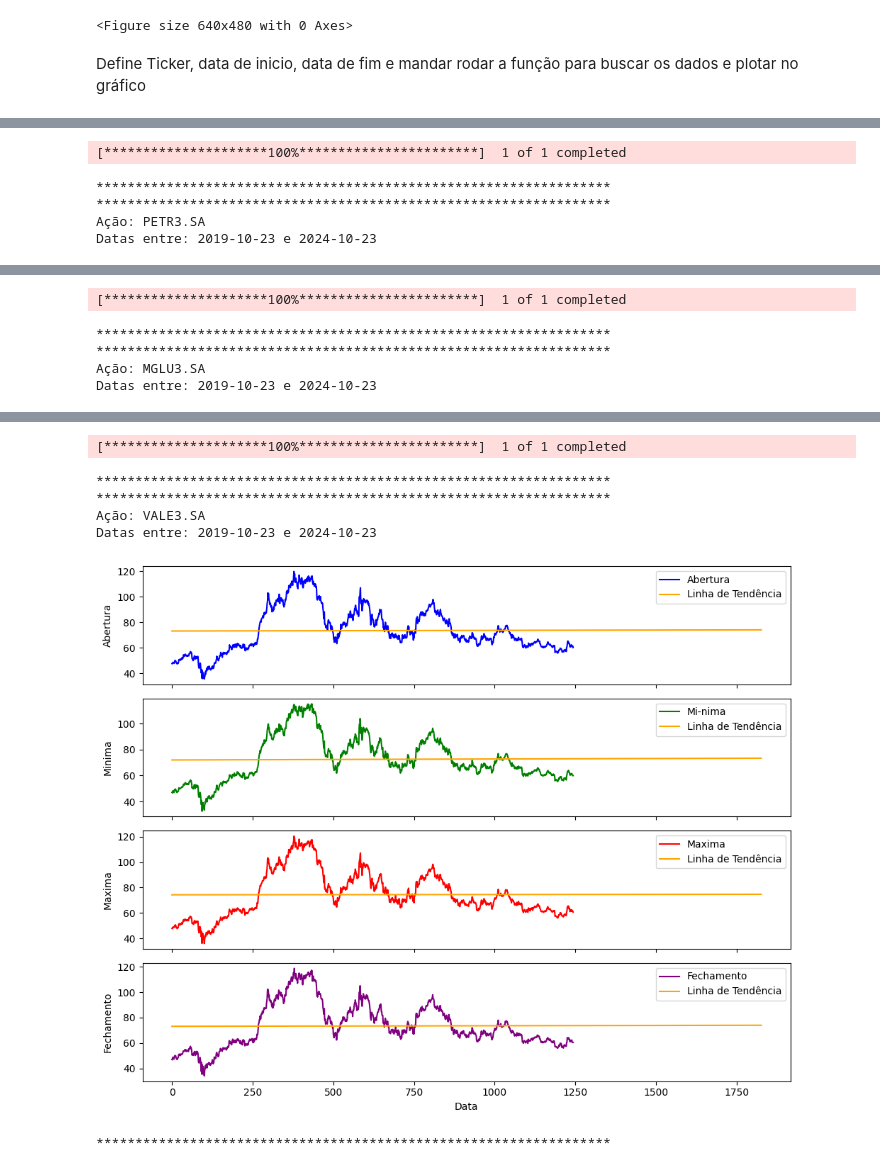
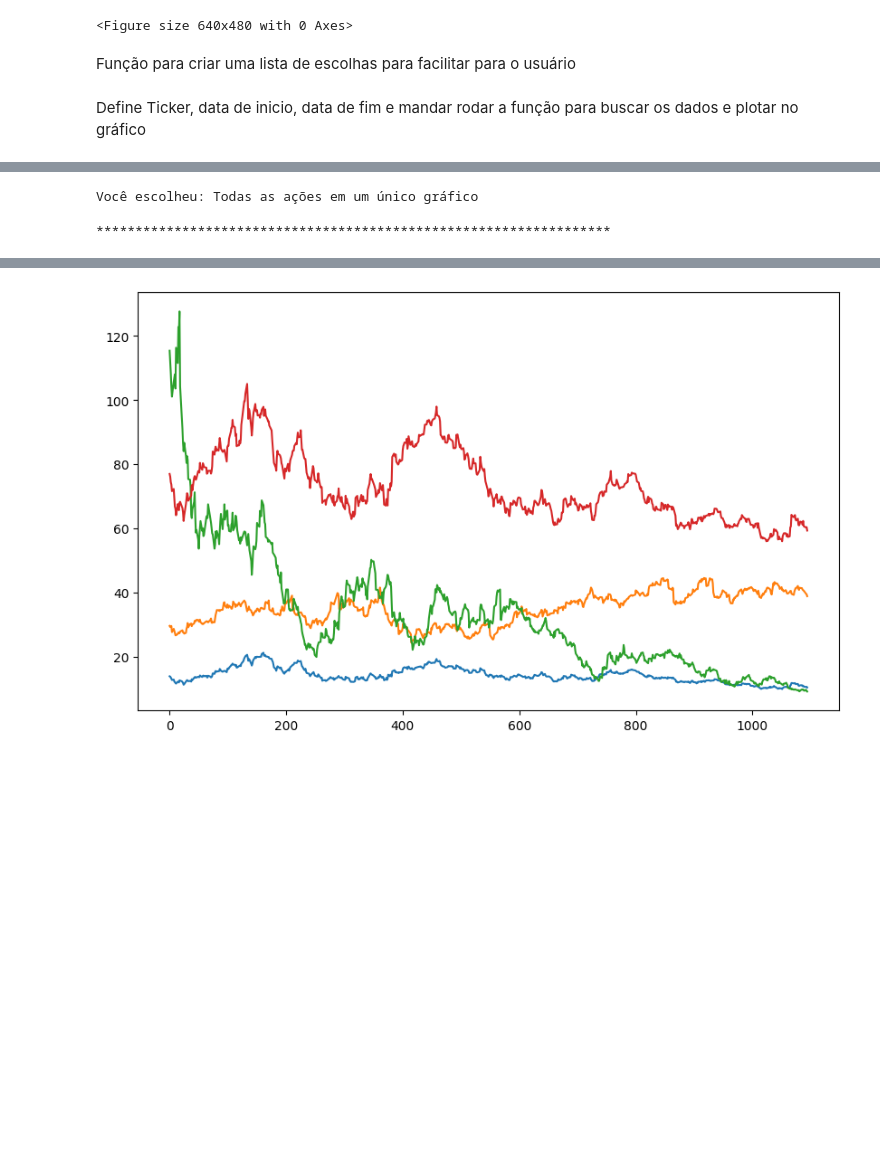
Before and after one commit to NaimeAndere/Public, a Jupyter notebook: Python Notebooks/Analise da bolsa de valores/Analise de Bolsa de Valores.ipynb, the cells around one changed output, grey strips where cells are left out. Drawn from its saved outputs; the diff is of its cells as text; code cells hidden in the pictures; blank space fills up the shorter version.

```diff
--- a/Python Notebooks/Analise da bolsa de valores/Analise de Bolsa de Valores.ipynb
+++ b/Python Notebooks/Analise da bolsa de valores/Analise de Bolsa de Valores.ipynb
@@ -108,14 +143,12 @@ Função para Gráficos comparativo
 # %%
 def plotar_graficos_comparativos(dados):
 
-    tickers = []
     plt.figure(figsize=(10,6))
 
     for dado in dados:
         X = (dado['Date'] - dado['Date'].min()).dt.days.values
         Y = (dado['Close'])
         plt.plot(X,Y)
-        tickers.append(dado)
         plt.grid()
 
 
@@ -123,6 +156,24 @@ plt.tight_layout()
 plt.show()
 # %% [output]
 <Figure size 640x480 with 0 Axes>
+# %% [markdown]
+Função para criar uma lista de escolhas para facilitar para o usuário
+# %%
+def choose(options):
+    # Exibir as opções disponíveis
+    print("Escolha uma das opções abaixo:")
+    for i, option in enumerate(options, 1):
+        print(f"{i}. {option}")
+
+    # Solicitar a entrada do usuário
+    try:
+        index = int(input("Digite o número da sua escolha: "))
+        if 1 <= index <= len(options):
+            return options[index - 1]
+        else:
+            return "Escolha inválida, índice fora do intervalo."
+    except ValueError:
+        return "Escolha inválida, por favor insira um número."
 # %% [markdown]
 Define Ticker, data de inicio, data de fim e mandar rodar a função para buscar os dados e plotar no gráfico
 # %%
@@ -151,20 +202,36 @@ else:
 # cria uma tabela para receber os dados
 dados = []
 
+#Cria a verificação de escolha de retorno
+opcoes = ["Um gráfico para cada ação", "Todas as ações em um único gráfico","Plotar gráficos completos"]
+escolha = choose(opcoes)
+print(f"Você escolheu: {escolha}")
+
+if escolha == "Um gráfico para cada ação":
+    for ticker in tickers:
+        dados = obter_dados(ticker,start_date,end_date)
+        print('******************************************************************')
+        info = yf.Ticker(ticker).info
+        print(f"Nome: {info['shortName']}")
+        print(f"Tipo: {info['industry']}")
+        print(f"Datas entre: {start_date} e {end_date}")
+        plotar_graficos_fechamento(dados)
+
+elif escolha == "Todas as ações em um único gráfico":
 # Faz a busca dos dados no servidor da Yahoo e adiciona na tabela
-for ticker in tickers:
-    dados.append(obter_dados(ticker,start_date,end_date))
+    for ticker in tickers:
+        dados.append(obter_dados(ticker,start_date,end_date))
 
-# plota os dados
-print('******************************************************************')
-plotar_graficos_comparativos(dados)
+    print('******************************************************************')
+    plotar_graficos_comparativos(dados)
 
-# Chamando a função do Yahoo Finance
-for ticker in tickers:
-    dados = obter_dados(ticker,start_date,end_date)
-    print('******************************************************************')
-    print(f'Ação: {ticker}')
-    print(f'Datas entre: {start_date} e {end_date}')
-    plotar_graficos(dados)
-    print('******************************************************************')
+elif escolha == "Plotar gráficos completos":
+    for ticker in tickers:
+        dados = obter_dados(ticker,start_date,end_date)
+        info = yf.Ticker(ticker).info
+        print('******************************************************************')
+        print(f"Nome: {info['shortName']}")
+        print(f"Tipo: {info['industry']}")
+        print(f"Datas entre: {start_date} e {end_date}")
+        plotar_graficos(dados)
 # %% [output]
@@ -182,5 +246,2 @@ Datas entre: 2019-10-23 e 2024-10-23
-[*********************100%***********************]  1 of 1 completed
+Você escolheu: Todas as ações em um único gráfico
 ******************************************************************
-******************************************************************
-Ação: PETR3.SA
-Datas entre: 2019-10-23 e 2024-10-23
@@ -188,5 +247,0 @@ Datas entre: 2019-10-23 e 2024-10-23
-[*********************100%***********************]  1 of 1 completed
-******************************************************************
-******************************************************************
-Ação: MGLU3.SA
-Datas entre: 2019-10-23 e 2024-10-23
@@ -194,7 +248 @@ Datas entre: 2019-10-23 e 2024-10-23
-[*********************100%***********************]  1 of 1 completed
-******************************************************************
-******************************************************************
-Ação: VALE3.SA
-Datas entre: 2019-10-23 e 2024-10-23
-[figure, removed]
-******************************************************************
+[figure, new version]
```
Also changed, not shown: parts of 7 cells of this notebook.
